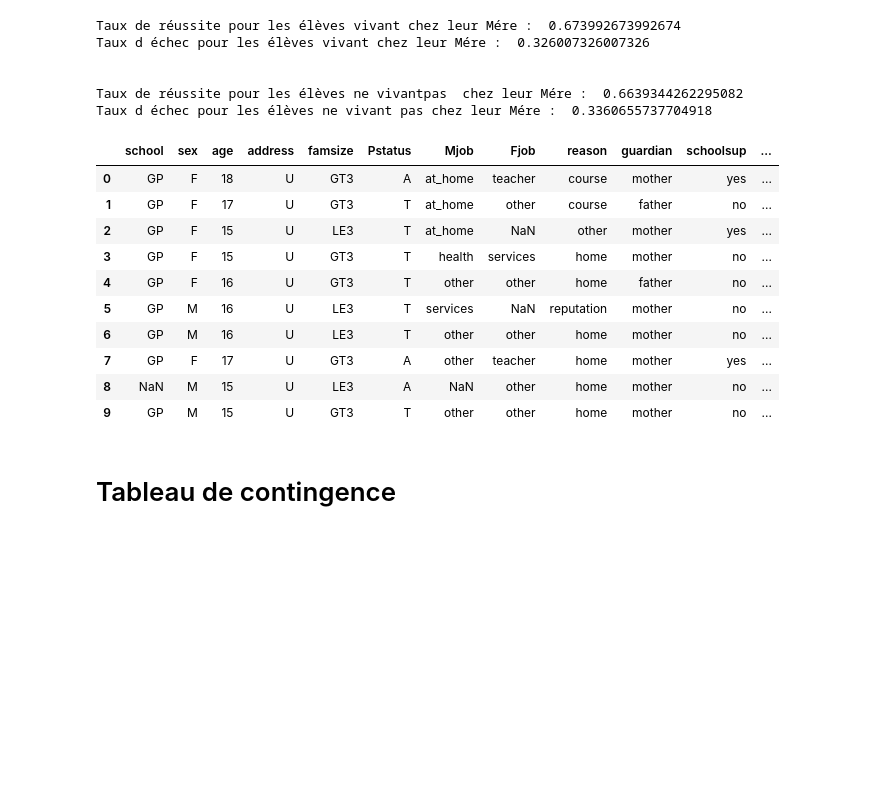
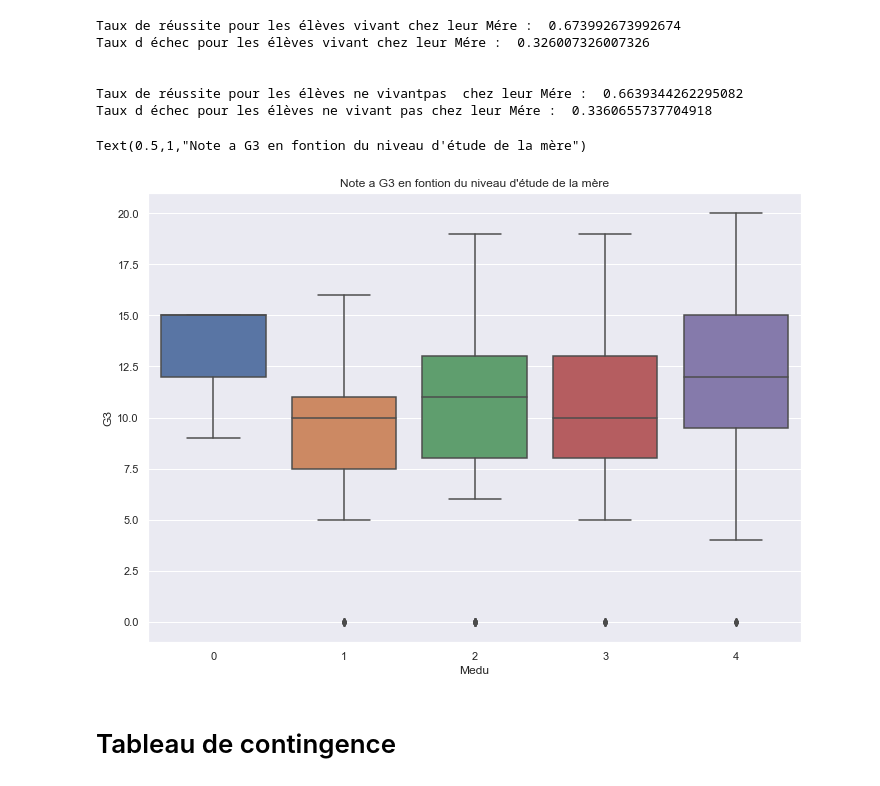
Before and after one commit to darcelvictor/dataViz, a Jupyter notebook: Untitled1.ipynb, the cells around one changed output. Saved outputs shown, nothing was run; the diff lists cells and outputs as text; code cells hidden in the pictures; blank space fills up the shorter version.

```diff
--- a/Untitled1.ipynb
+++ b/Untitled1.ipynb
@@ -147,18 +145,8 @@ d = pd.DataFrame(data={'étudiant vivant chez mére':df.G1, 'G2':df.G2, 'G3':df.
-# %%
-df2 = pd.DataFrame (df, columns=['school', 'sex', 'age', 'address', 'famsize', 'Pstatus', 'Mjob', 'Fjob', 'reason', 'guardian', 'schoolsup', 'famsup', 'paid', 'activities', 'nursery', 'higher', 'internet', 'romantic'])
-df2.head(10)
-# %% [output]
-|  | school | sex | age | address | famsize | Pstatus | Mjob | Fjob | reason | guardian | schoolsup | ... |
-| 0 | GP | F | 18 | U | GT3 | A | at_home | teacher | course | mother | yes | ... |
-| 1 | GP | F | 17 | U | GT3 | T | at_home | other | course | father | no | ... |
-| 2 | GP | F | 15 | U | LE3 | T | at_home | NaN | other | mother | yes | ... |
-| 3 | GP | F | 15 | U | GT3 | T | health | services | home | mother | no | ... |
-| 4 | GP | F | 16 | U | GT3 | T | other | other | home | father | no | ... |
-| 5 | GP | M | 16 | U | LE3 | T | services | NaN | reputation | mother | no | ... |
-| 6 | GP | M | 16 | U | LE3 | T | other | other | home | mother | no | ... |
-| 7 | GP | F | 17 | U | GT3 | A | other | teacher | home | mother | yes | ... |
-| 8 | NaN | M | 15 | U | LE3 | A | NaN | other | home | mother | no | ... |
-| 9 | GP | M | 15 | U | GT3 | T | other | other | home | mother | no | ... |
+# %%
+sb.boxplot(x='Medu',y='G3',data=df).set_title("Note a G3 en fontion du niveau d'étude de la mère")
+# %% [output]
+Text(0.5,1,"Note a G3 en fontion du niveau d'étude de la mère")
+[figure, added]
 # %% [markdown]
 # Tableau de contingence
 # %%
```
Also changed, not shown: parts of 2 cells of this notebook.
